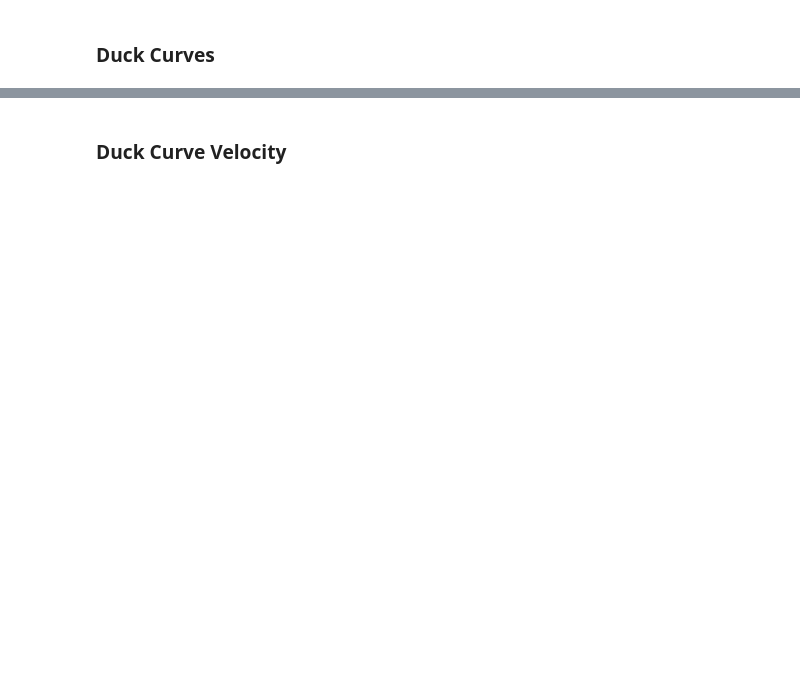
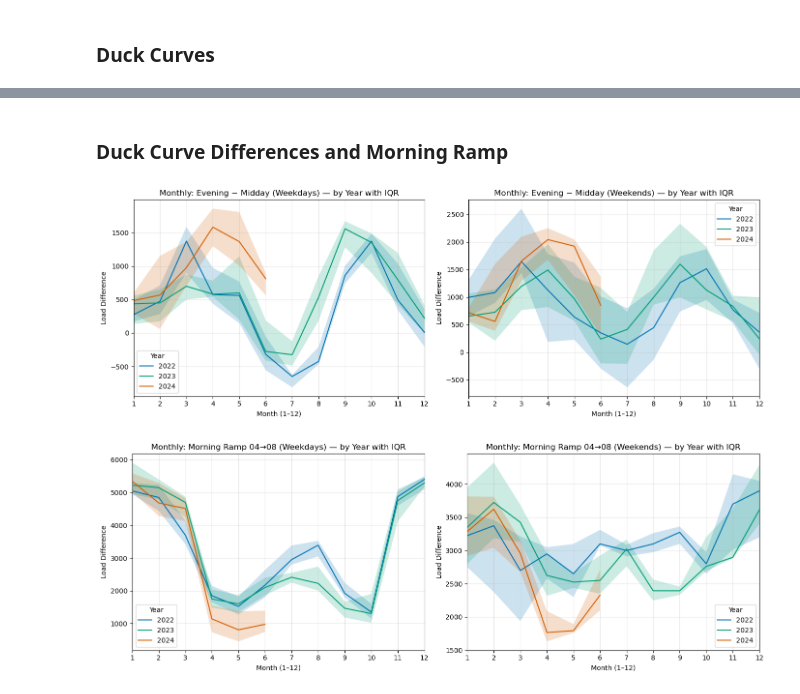
Before and after one commit to TedOiler/aoxtrade, a Jupyter notebook: task3/task3.ipynb, the cells around one changed output, grey strips where cells are left out. Saved outputs shown, nothing was run; the diff lists cells and outputs as text; code cells hidden in the pictures; blank space fills up the shorter version.

```diff
--- a/task3/task3.ipynb
+++ b/task3/task3.ipynb
@@ -159,2 +279,80 @@ plt.show()
 # %% [markdown]
-### Duck Curve Velocity
+### Duck Curve Differences and Morning Ramp
+# %%
+fig, axes = plt.subplots(1, 2, figsize=(14, 5), sharey=False)
+
+# Evening - Midday (Weekdays)
+ax = axes[0]
+for y in sorted(monthly_metrics["year"].unique()):
+    sub = monthly_metrics.loc[monthly_metrics["year"] == y].sort_values("month_num")
+    x = sub["month_num"]
+    med = sub["evening_minus_midday_weekday_median"]
+    q25 = sub["evening_minus_midday_weekday_q25"]
+    q75 = sub["evening_minus_midday_weekday_q75"]
+    ax.plot(x, med, label=str(y))
+    ax.fill_between(x, q25, q75, alpha=0.2)
+ax.set_title("Monthly: Evening − Midday (Weekdays) — by Year with IQR")
+ax.set_xlabel("Month (1–12)")
+ax.set_ylabel("Load Difference")
+ax.set_xlim(1, 12); ax.set_xticks(range(1, 13))
+ax.grid(True, alpha=0.3); ax.legend(title="Year")
+
+# Evening - Midday (Weekends)
+ax = axes[1]
+for y in sorted(monthly_metrics["year"].unique()):
+    sub = monthly_metrics.loc[monthly_metrics["year"] == y].sort_values("month_num")
+    x = sub["month_num"]
+    med = sub["evening_minus_midday_weekend_median"]
+    q25 = sub["evening_minus_midday_weekend_q25"]
+    q75 = sub["evening_minus_midday_weekend_q75"]
+    ax.plot(x, med, label=str(y))
+    ax.fill_between(x, q25, q75, alpha=0.2)
+ax.set_title("Monthly: Evening − Midday (Weekends) — by Year with IQR")
+ax.set_xlabel("Month (1–12)")
+ax.set_ylabel("Load Difference")
+ax.set_xlim(1, 12); ax.set_xticks(range(1, 13))
+ax.grid(True, alpha=0.3); ax.legend(title="Year")
+
+plt.tight_layout()
+plt.show()
+
+# Morning ramp (04→08)
+fig, axes = plt.subplots(1, 2, figsize=(14, 5), sharey=False)
+
+# Weekdays
+ax = axes[0]
+for y in sorted(monthly_metrics["year"].unique()):
+    sub = monthly_metrics.loc[monthly_metrics["year"] == y].sort_values("month_num")
+    x = sub["month_num"]
+    med = sub["morning_ramp_0408_weekday_median"]
+    q25 = sub["morning_ramp_0408_weekday_q25"]
+    q75 = sub["morning_ramp_0408_weekday_q75"]
+    ax.plot(x, med, label=str(y))
+    ax.fill_between(x, q25, q75, alpha=0.2)
+ax.set_title("Monthly: Morning Ramp 04→08 (Weekdays) — by Year with IQR")
+ax.set_xlabel("Month (1–12)")
+ax.set_ylabel("Load Difference")
+ax.set_xlim(1, 12); ax.set_xticks(range(1, 13))
+ax.grid(True, alpha=0.3); ax.legend(title="Year")
+
+# Weekends
+ax = axes[1]
+for y in sorted(monthly_metrics["year"].unique()):
+    sub = monthly_metrics.loc[monthly_metrics["year"] == y].sort_values("month_num")
+    x = sub["month_num"]
+    med = sub["morning_ramp_0408_weekend_median"]
+    q25 = sub["morning_ramp_0408_weekend_q25"]
+    q75 = sub["morning_ramp_0408_weekend_q75"]
+    ax.plot(x, med, label=str(y))
+    ax.fill_between(x, q25, q75, alpha=0.2)
+ax.set_title("Monthly: Morning Ramp 04→08 (Weekends) — by Year with IQR")
+ax.set_xlabel("Month (1–12)")
+ax.set_ylabel("Load Difference")
+ax.set_xlim(1, 12); ax.set_xticks(range(1, 13))
+ax.grid(True, alpha=0.3); ax.legend(title="Year")
+
+plt.tight_layout()
+plt.show()
+# %% [output]
+[figure, added]
+[figure, added]
```
Also changed, not shown: parts of 25 cells of this notebook, 1 other file.
